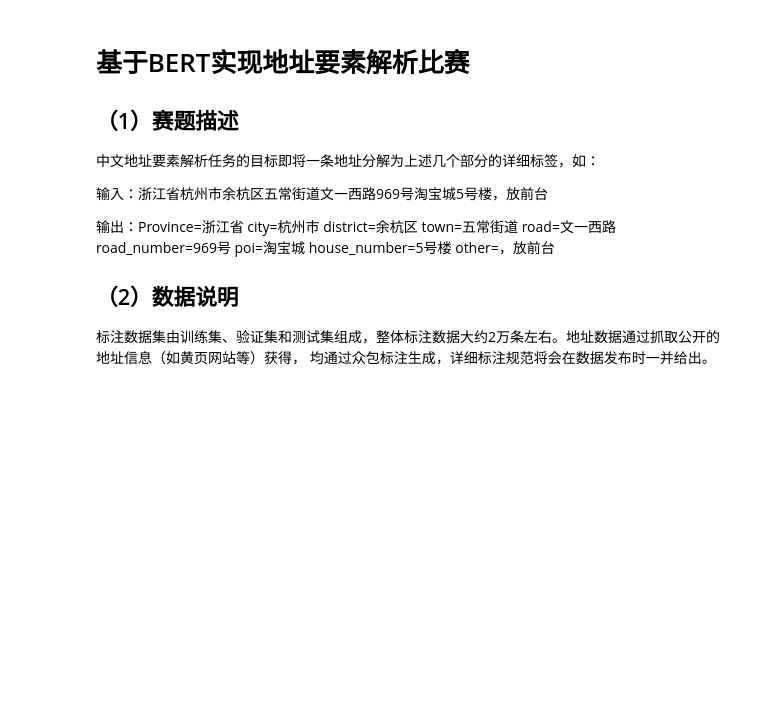
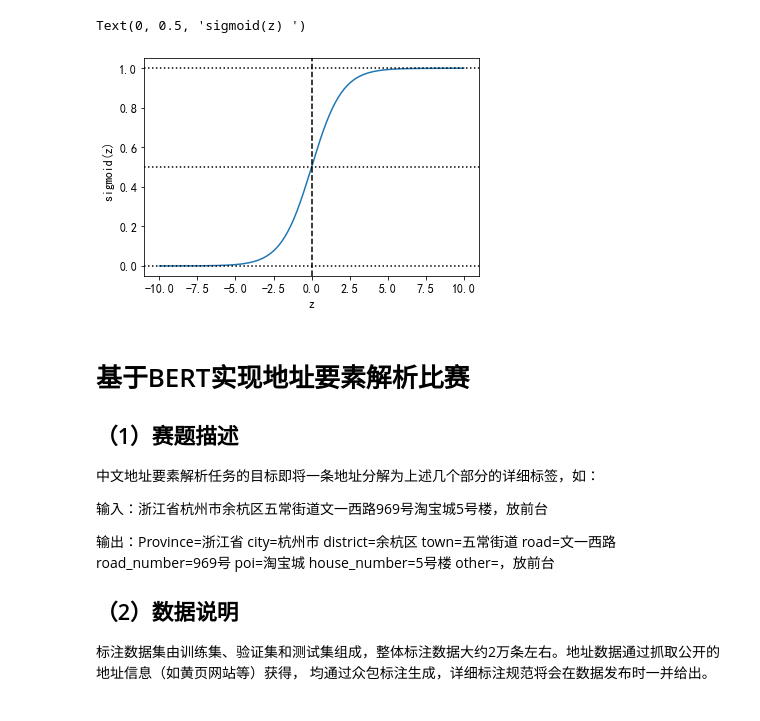
Before and after one commit to adhakdjk/neu_paddle, a Jupyter notebook: A组成员/21-宋梓瑞/code/BERT/4837145.ipynb, the cells around one changed output. Saved outputs shown, nothing was run; the diff lists cells and outputs as text; code cells hidden in the pictures; blank space fills up the shorter version.

```diff
--- a/A组成员/21-宋梓瑞/code/BERT/4837145.ipynb
+++ b/A组成员/21-宋梓瑞/code/BERT/4837145.ipynb
@@ -1,21 +1,24 @@
 # %%
 import numpy as np
 import matplotlib.pyplot as plt
 plt.rcParams["font.family"] = "SimHei"
 plt.rcParams["axes.unicode_minus"] = False
 plt.rcParams["font.size"] = 12
 # 定义sigmoid函数。
 def sigmoid(z):
     return 1 / (1 + np.exp(-z))
 z = np.linspace(-10, 10, 200)
 plt.plot(z, sigmoid(z))
 # 绘制水平线与垂直线。
 plt.axvline(x=0, ls="--", c="k")
 plt.axhline(ls=":", c="k")
 plt.axhline(y=0.5, ls=":", c="k")
 plt.axhline(y=1, ls=":", c="k")
-plt.xlabel("z值")
-plt.ylabel("sigmoid(z)值")
+plt.xlabel("z")
+plt.ylabel("sigmoid(z) ")
+# %% [output]
+Text(0, 0.5, 'sigmoid(z) ')
+[figure, added]
 # %% [markdown]
 # 基于BERT实现地址要素解析比赛
 
```
